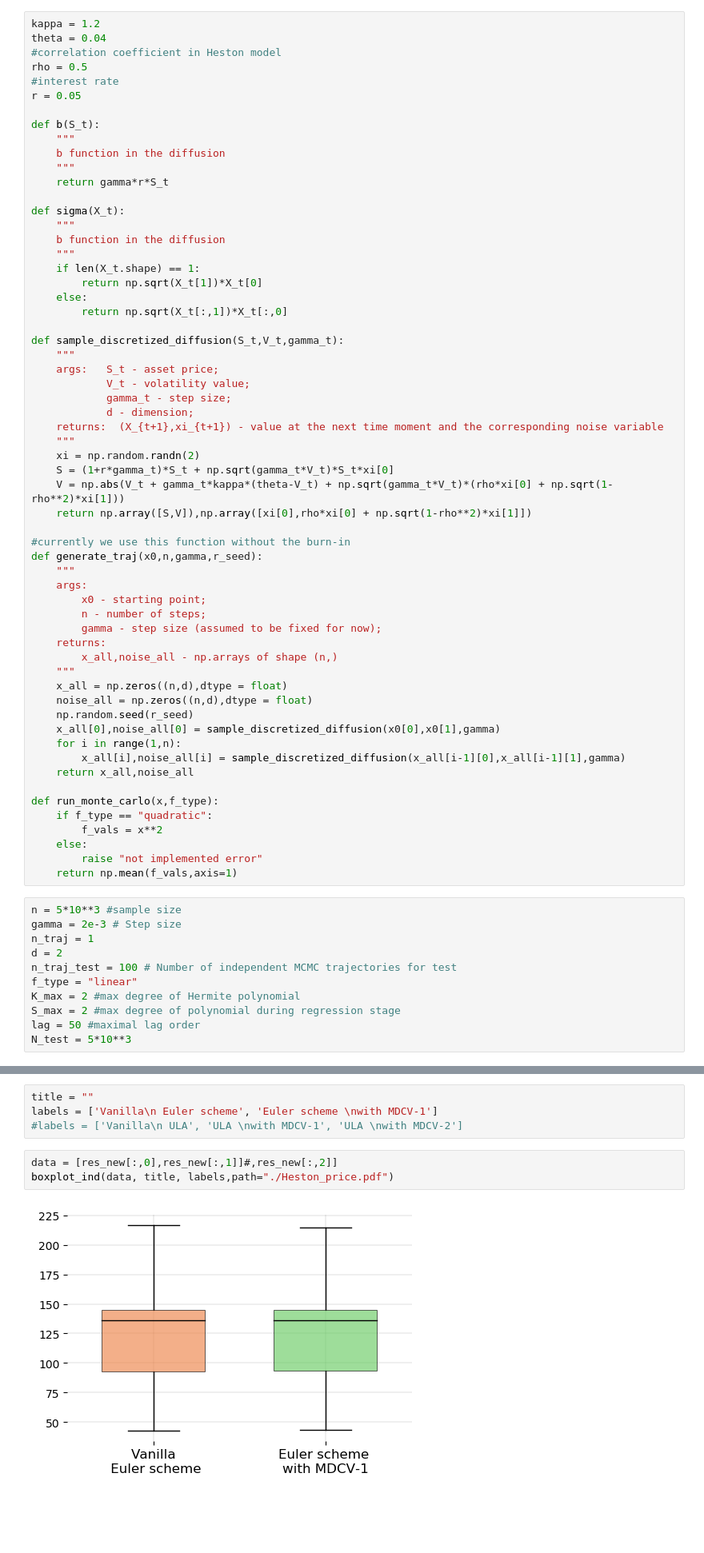
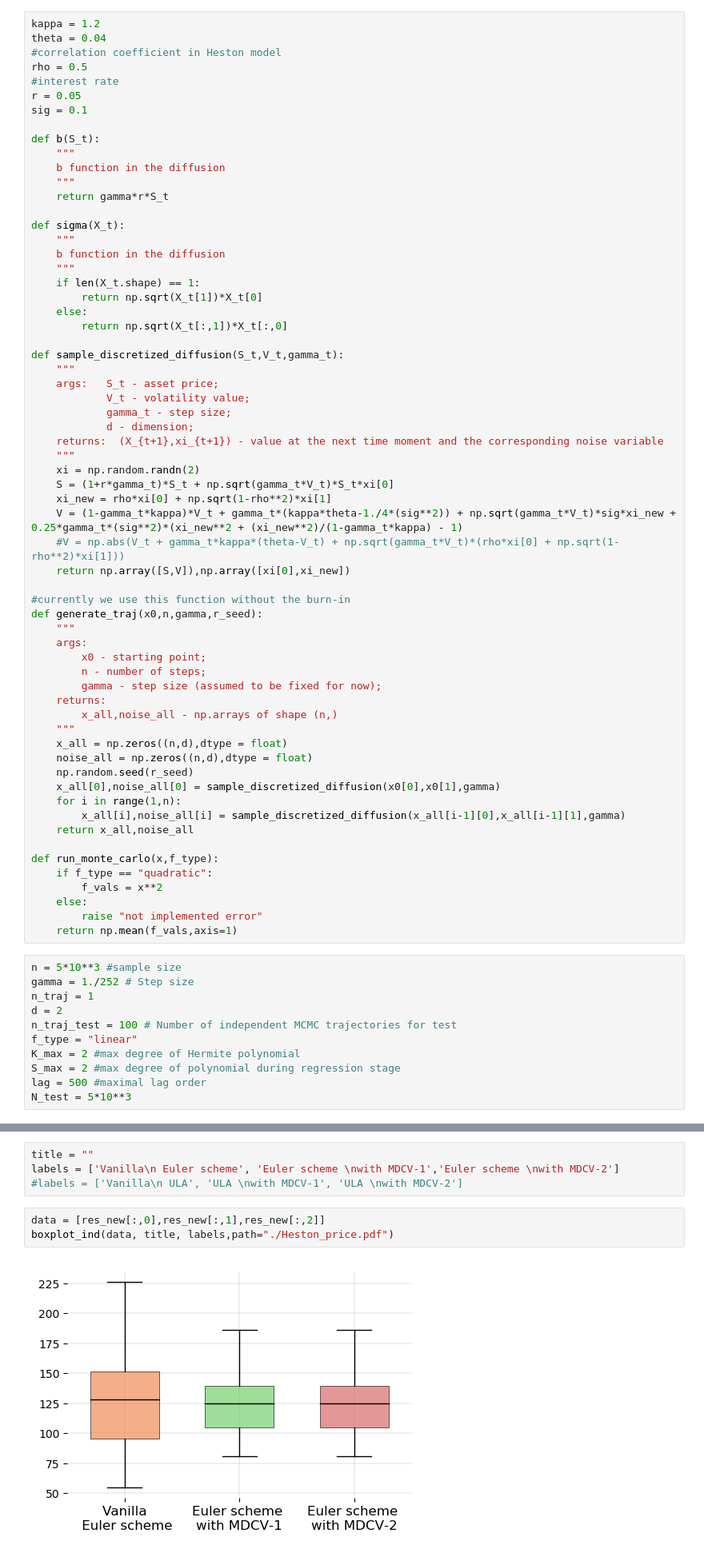
Before and after one commit to svsamsonov/VR-MCMC, a Jupyter notebook: Code/Heston_model.ipynb, the cells around one changed output, grey strips where cells are left out. Shown at 80% size. Saved outputs shown, nothing was run; the diff lists cells and outputs as text; blank space fills up the shorter version.

```diff
--- a/Code/Heston_model.ipynb
+++ b/Code/Heston_model.ipynb
@@ -129,6 +129,7 @@ theta = 0.04
 rho = 0.5
 #interest rate
 r = 0.05
+sig = 0.1
 
 def b(S_t):
     """
@@ -155,8 +156,10 @@ def sample_discretized_diffusion(S_t,V_t,gamma_t):
     """
     xi = np.random.randn(2)
     S = (1+r*gamma_t)*S_t + np.sqrt(gamma_t*V_t)*S_t*xi[0]
-    V = np.abs(V_t + gamma_t*kappa*(theta-V_t) + np.sqrt(gamma_t*V_t)*(rho*xi[0] + np.sqrt(1-rho**2)*xi[1]))
-    return np.array([S,V]),np.array([xi[0],rho*xi[0] + np.sqrt(1-rho**2)*xi[1]])
+    xi_new = rho*xi[0] + np.sqrt(1-rho**2)*xi[1]
+    V = (1-gamma_t*kappa)*V_t + gamma_t*(kappa*theta-1./4*(sig**2)) + np.sqrt(gamma_t*V_t)*sig*xi_new + 0.25*gamma_t*(sig**2)*(xi_new**2 + (xi_new**2)/(1-gamma_t*kappa) - 1)
+    #V = np.abs(V_t + gamma_t*kappa*(theta-V_t) + np.sqrt(gamma_t*V_t)*(rho*xi[0] + np.sqrt(1-rho**2)*xi[1]))
+    return np.array([S,V]),np.array([xi[0],xi_new])
 
 #currently we use this function without the burn-in
 def generate_traj(x0,n,gamma,r_seed):
@@ -184,14 +187,14 @@ def run_monte_carlo(x,f_type):
     return np.mean(f_vals,axis=1)
 # %%
 n = 5*10**3 #sample size
-gamma = 2e-3 # Step size
+gamma = 1./252 # Step size
 n_traj = 1
 d = 2
 n_traj_test = 100 # Number of independent MCMC trajectories for test
 f_type = "linear"
 K_max = 2 #max degree of Hermite polynomial
 S_max = 2 #max degree of polynomial during regression stage
-lag = 50 #maximal lag order
+lag = 500 #maximal lag order
 N_test = 5*10**3
 # %% [markdown]
 Sample discretized diffusion
@@ -285,10 +276,10 @@ print(res_new.shape)
 ### Comparison plots
 # %%
 title = ""
-labels = ['Vanilla\n Euler scheme', 'Euler scheme \nwith MDCV-1']
+labels = ['Vanilla\n Euler scheme', 'Euler scheme \nwith MDCV-1','Euler scheme \nwith MDCV-2']
 #labels = ['Vanilla\n ULA', 'ULA \nwith MDCV-1', 'ULA \nwith MDCV-2']
 # %%
-data = [res_new[:,0],res_new[:,1]]#,res_new[:,2]]
+data = [res_new[:,0],res_new[:,1],res_new[:,2]]
 boxplot_ind(data, title, labels,path="./Heston_price.pdf")
 # %% [output]
-[figure, old version]
+[figure, new version]
```
Also changed, not shown: parts of 5 cells of this notebook, 9 other files.
